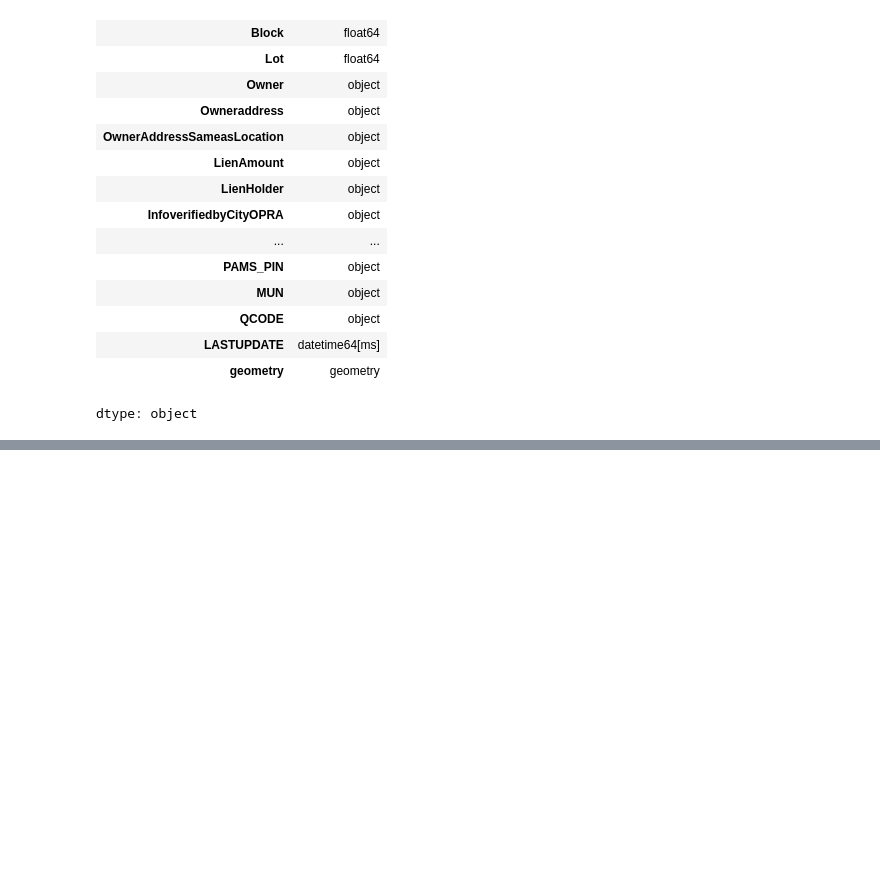
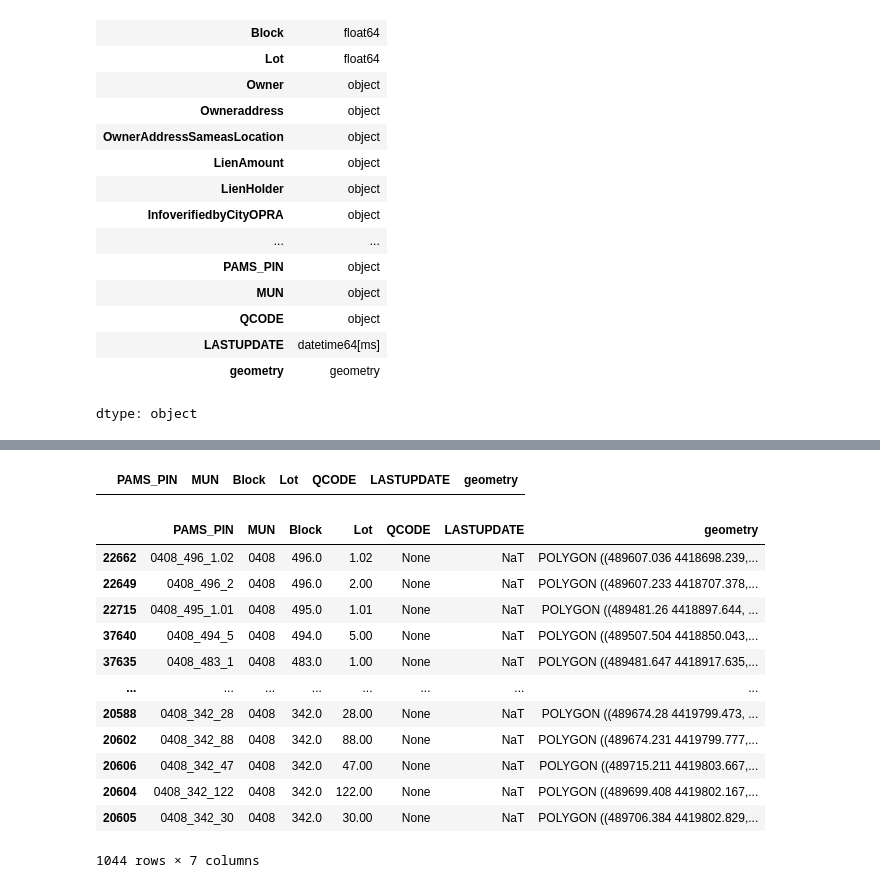
Before and after one commit to hbeck118/HOC-Project, a Jupyter notebook: hocdraft1.ipynb, the cells around one changed output, grey strips where cells are left out. Cells and saved outputs as stored; diff of their text form; code cells hidden in the pictures; blank space fills up the shorter version.

```diff
--- a/hocdraft1.ipynb
+++ b/hocdraft1.ipynb
@@ -272,0 +275,4 @@ ax.set_yticks([]) #kills xticks
+# %%
+filtered
+# %% [output]
+|  | PAMS_PIN | MUN | Block | Lot | QCODE | LASTUPDATE | geometry |
@@ -272,0 +287,16 @@ ax.set_yticks([]) #kills xticks
+# %%
+wf_south
+# %% [output]
+|  | PAMS_PIN | MUN | Block | Lot | QCODE | LASTUPDATE | geometry |
+| 22662 | 0408_496_1.02 | 0408 | 496.0 | 1.02 | None | NaT | POLYGON ((489607.036 4418698.239,... |
+| 22649 | 0408_496_2 | 0408 | 496.0 | 2.00 | None | NaT | POLYGON ((489607.233 4418707.378,... |
+| 22715 | 0408_495_1.01 | 0408 | 495.0 | 1.01 | None | NaT | POLYGON ((489481.26 4418897.644, ... |
+| 37640 | 0408_494_5 | 0408 | 494.0 | 5.00 | None | NaT | POLYGON ((489507.504 4418850.043,... |
+| 37635 | 0408_483_1 | 0408 | 483.0 | 1.00 | None | NaT | POLYGON ((489481.647 4418917.635,... |
+| ... | ... | ... | ... | ... | ... | ... | ... |
+| 20588 | 0408_342_28 | 0408 | 342.0 | 28.00 | None | NaT | POLYGON ((489674.28 4419799.473, ... |
+| 20602 | 0408_342_88 | 0408 | 342.0 | 88.00 | None | NaT | POLYGON ((489674.231 4419799.777,... |
+| 20606 | 0408_342_47 | 0408 | 342.0 | 47.00 | None | NaT | POLYGON ((489715.211 4419803.667,... |
+| 20604 | 0408_342_122 | 0408 | 342.0 | 122.00 | None | NaT | POLYGON ((489699.408 4419802.167,... |
+| 20605 | 0408_342_30 | 0408 | 342.0 | 30.00 | None | NaT | POLYGON ((489706.384 4419802.829,... |
+1044 rows × 7 columns
```
Also changed, not shown: parts of 15 cells of this notebook.
